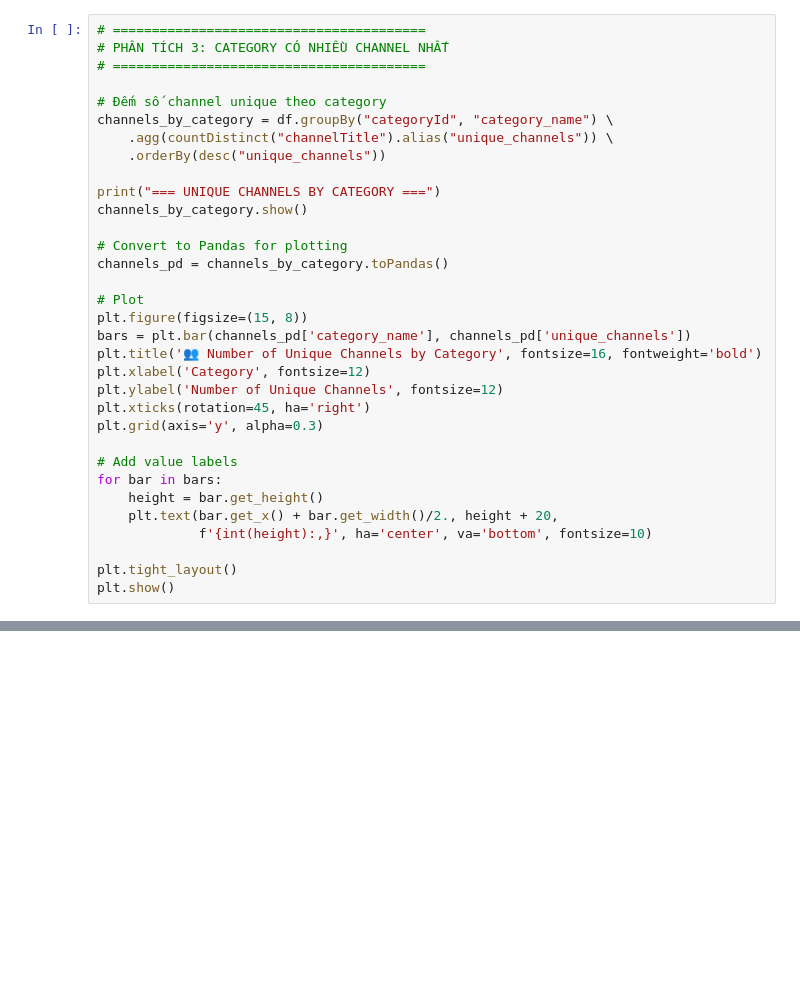
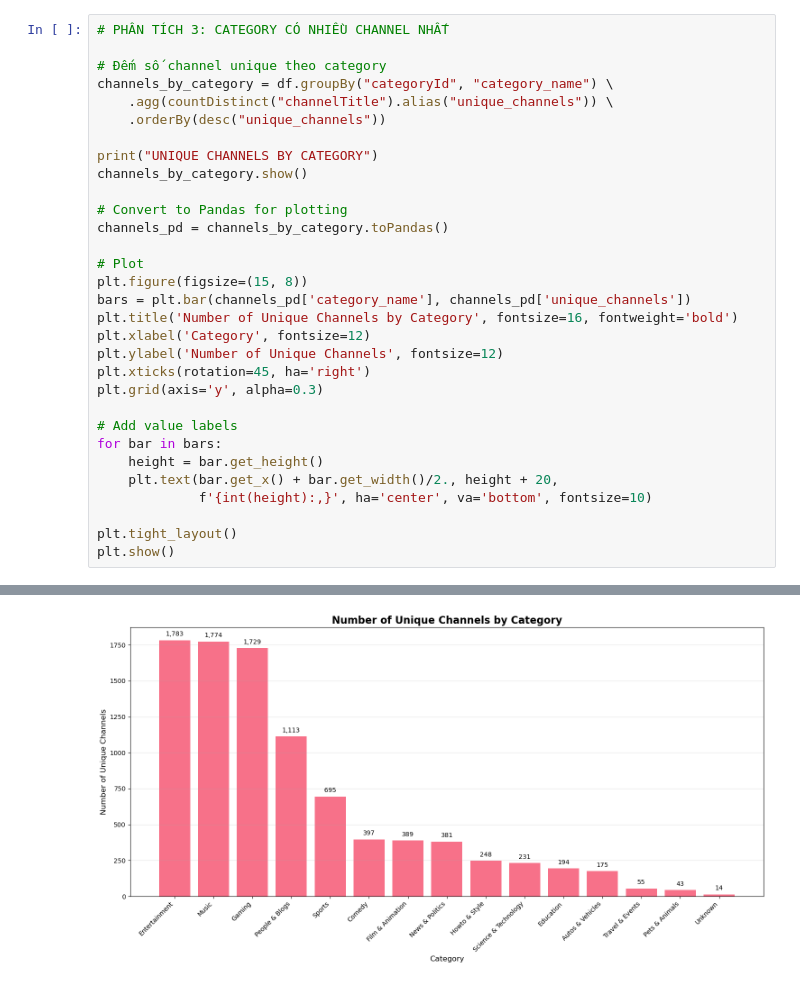
Before and after one commit to 24022404/youtube-pyspark-analysis, a Jupyter notebook: 02_category_analysis.ipynb, the cells around one changed output, grey strips where cells are left out. Cells and saved outputs as stored; diff of their text form; blank space fills up the shorter version.

```diff
--- a/02_category_analysis.ipynb
+++ b/02_category_analysis.ipynb
@@ -209,14 +274,12 @@ plt.show()
 # %%
-# ========================================
 # PHÂN TÍCH 3: CATEGORY CÓ NHIỀU CHANNEL NHẤT
-# ========================================
 
 # Đếm số channel unique theo category
 channels_by_category = df.groupBy("categoryId", "category_name") \
     .agg(countDistinct("channelTitle").alias("unique_channels")) \
     .orderBy(desc("unique_channels"))
 
-print("=== UNIQUE CHANNELS BY CATEGORY ===")
+print("UNIQUE CHANNELS BY CATEGORY")
 channels_by_category.show()
 
 # Convert to Pandas for plotting
@@ -225,7 +288,7 @@ channels_pd = channels_by_category.toPandas()
 # Plot
 plt.figure(figsize=(15, 8))
 bars = plt.bar(channels_pd['category_name'], channels_pd['unique_channels'])
-plt.title('👥 Number of Unique Channels by Category', fontsize=16, fontweight='bold')
+plt.title('Number of Unique Channels by Category', fontsize=16, fontweight='bold')
 plt.xlabel('Category', fontsize=12)
 plt.ylabel('Number of Unique Channels', fontsize=12)
 plt.xticks(rotation=45, ha='right')
@@ -239,3 +302,4 @@ for bar in bars:
 
 plt.tight_layout()
 plt.show()
+# %% [output]
@@ -242 +326,2 @@ plt.show()
+[figure, added]
 # %%
```
Also changed, not shown: parts of 16 cells of this notebook, 2 other files.
